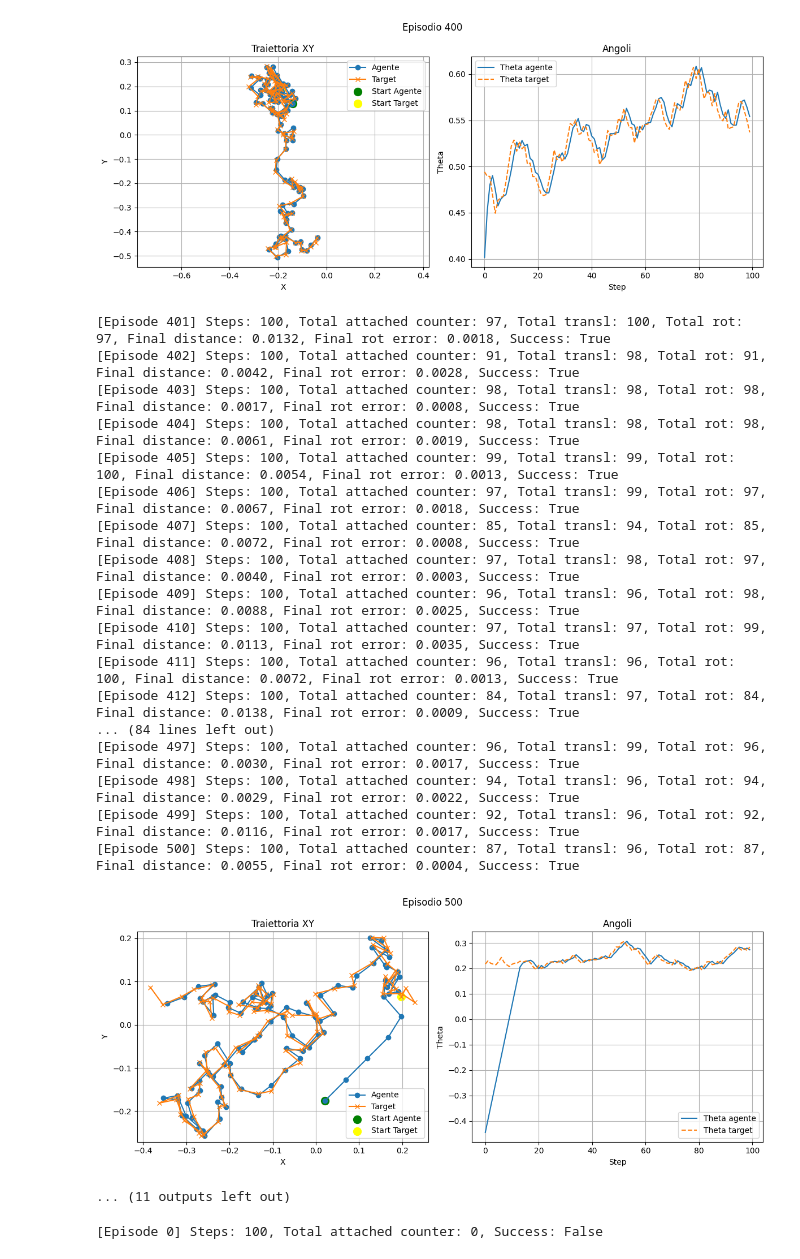
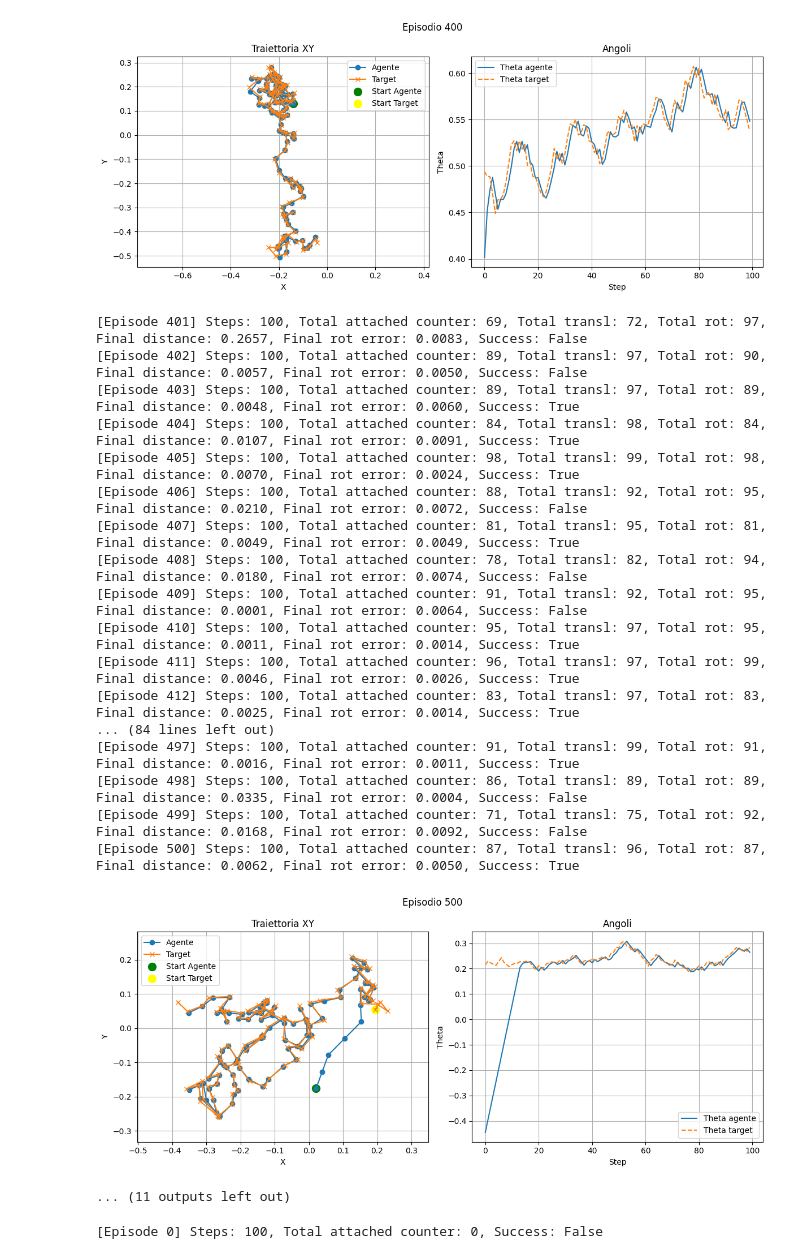
Before and after one commit to EdoardoZappia/RL_IL_AR_for_surgery, a Jupyter notebook: test.ipynb, the cells around one changed output. Saved outputs shown, nothing was run; the diff lists cells and outputs as text; code cells hidden in the pictures.

```diff
--- a/test.ipynb
+++ b/test.ipynb
@@ -44,6 +44,10 @@ def test_dual_agents(agent_transl, agent_rot, env=None, num_episodes=1001, toler
         state, _ = env.reset()
         state = torch.tensor(state, dtype=torch.float32)
 
+        state = state.clone()
+        state[3:5] += torch.normal(mean=0.0, std=0.005, size=(2,), device=state.device)
+        state[5:] += torch.normal(mean=0.0, std=0.001, size=(1,), device=state.device)
+
         done = False
         step = 0
         trajectory = []
@@ -75,6 +79,10 @@ def test_dual_agents(agent_transl, agent_rot, env=None, num_episodes=1001, toler
 
             next_state, _, done, truncated, _, _ = env.step(action)
             next_state = torch.tensor(next_state, dtype=torch.float32)
+
+            next_state = next_state.clone()
+            next_state[3:5] += torch.normal(mean=0.0, std=0.005, size=(2,), device=next_state.device)
+            next_state[5:] += torch.normal(mean=0.0, std=0.001, size=(1,), device=next_state.device)
 
             dist_transl = torch.norm(next_state[:2] - state[3:5])
             dist_rot = torch.abs(next_state[2] - state[5])
@@ -152,8 +160,8 @@ def plot_trajectory(trajectory, target_traj, theta_traj, theta_target_traj, epis
 
 # --- MAIN ---
 if __name__ == "__main__":
-    ckpt_transl = "/Users/edoardozappia/Documents/GitHub/RL_IL_AR_for_surgery/Traslazioni-dinamiche/No-noise/ddpg_run_dyn20250416_200754/checkpoint_ep2950.pth"
-    ckpt_rot = "/Users/edoardozappia/Documents/GitHub/RL_IL_AR_for_surgery/Rotazioni-dinamiche/No-noise/ddpg_mov_0.02_20250509_165055/checkpoint_ep901.pth"
+    ckpt_transl = "/Users/edoardozappia/Documents/GitHub/RL_IL_AR_for_surgery/Traslazioni-dinamiche/Noisy/ddpg_run_dyn_mov_0.05_noisy_target_0.00520250504_150841/checkpoint_ep3639.pth"
+    ckpt_rot = "/Users/edoardozappia/Documents/GitHub/RL_IL_AR_for_surgery/Rotazioni-dinamiche/Noisy/ddpg_mov_0.02_std_0.001_20250509_171021/checkpoint_ep2114.pth"
     agent_transl, agent_rot = load_agents(ckpt_transl, ckpt_rot)
     test_dual_agents(agent_transl, agent_rot)
 # %% [output]
@@ -233,22 +241,22 @@ if __name__ == "__main__":
-[figure, old version]
+[figure, new version]
-[Episode 401] Steps: 100, Total attached counter: 97, Total transl: 100, Total rot: 97, Final distance: 0.0132, Final rot error: 0.0018, Success: True
-[Episode 402] Steps: 100, Total attached counter: 91, Total transl: 98, Total rot: 91, Final distance: 0.0042, Final rot error: 0.0028, Success: True
-[Episode 403] Steps: 100, Total attached counter: 98, Total transl: 98, Total rot: 98, Final distance: 0.0017, Final rot error: 0.0008, Success: True
-[Episode 404] Steps: 100, Total attached counter: 98, Total transl: 98, Total rot: 98, Final distance: 0.0061, Final rot error: 0.0019, Success: True
-[Episode 405] Steps: 100, Total attached counter: 99, Total transl: 99, Total rot: 100, Final distance: 0.0054, Final rot error: 0.0013, Success: True
-[Episode 406] Steps: 100, Total attached counter: 97, Total transl: 99, Total rot: 97, Final distance: 0.0067, Final rot error: 0.0018, Success: True
-[Episode 407] Steps: 100, Total attached counter: 85, Total transl: 94, Total rot: 85, Final distance: 0.0072, Final rot error: 0.0008, Success: True
-[Episode 408] Steps: 100, Total attached counter: 97, Total transl: 98, Total rot: 97, Final distance: 0.0040, Final rot error: 0.0003, Success: True
-[Episode 409] Steps: 100, Total attached counter: 96, Total transl: 96, Total rot: 98, Final distance: 0.0088, Final rot error: 0.0025, Success: True
-[Episode 410] Steps: 100, Total attached counter: 97, Total transl: 97, Total rot: 99, Final distance: 0.0113, Final rot error: 0.0035, Success: True
-[Episode 411] Steps: 100, Total attached counter: 96, Total transl: 96, Total rot: 100, Final distance: 0.0072, Final rot error: 0.0013, Success: True
-[Episode 412] Steps: 100, Total attached counter: 84, Total transl: 97, Total rot: 84, Final distance: 0.0138, Final rot error: 0.0009, Success: True
+[Episode 401] Steps: 100, Total attached counter: 69, Total transl: 72, Total rot: 97, Final distance: 0.2657, Final rot error: 0.0083, Success: False
+[Episode 402] Steps: 100, Total attached counter: 89, Total transl: 97, Total rot: 90, Final distance: 0.0057, Final rot error: 0.0050, Success: False
+[Episode 403] Steps: 100, Total attached counter: 89, Total transl: 97, Total rot: 89, Final distance: 0.0048, Final rot error: 0.0060, Success: True
+[Episode 404] Steps: 100, Total attached counter: 84, Total transl: 98, Total rot: 84, Final distance: 0.0107, Final rot error: 0.0091, Success: True
+[Episode 405] Steps: 100, Total attached counter: 98, Total transl: 99, Total rot: 98, Final distance: 0.0070, Final rot error: 0.0024, Success: True
+[Episode 406] Steps: 100, Total attached counter: 88, Total transl: 92, Total rot: 95, Final distance: 0.0210, Final rot error: 0.0072, Success: False
+[Episode 407] Steps: 100, Total attached counter: 81, Total transl: 95, Total rot: 81, Final distance: 0.0049, Final rot error: 0.0049, Success: True
+[Episode 408] Steps: 100, Total attached counter: 78, Total transl: 82, Total rot: 94, Final distance: 0.0180, Final rot error: 0.0074, Success: False
+[Episode 409] Steps: 100, Total attached counter: 91, Total transl: 92, Total rot: 95, Final distance: 0.0001, Final rot error: 0.0064, Success: False
+[Episode 410] Steps: 100, Total attached counter: 95, Total transl: 97, Total rot: 95, Final distance: 0.0011, Final rot error: 0.0014, Success: True
+[Episode 411] Steps: 100, Total attached counter: 96, Total transl: 97, Total rot: 99, Final distance: 0.0046, Final rot error: 0.0026, Success: True
+[Episode 412] Steps: 100, Total attached counter: 83, Total transl: 97, Total rot: 83, Final distance: 0.0025, Final rot error: 0.0014, Success: True
 ... (84 lines left out)
-[Episode 497] Steps: 100, Total attached counter: 96, Total transl: 99, Total rot: 96, Final distance: 0.0030, Final rot error: 0.0017, Success: True
-[Episode 498] Steps: 100, Total attached counter: 94, Total transl: 96, Total rot: 94, Final distance: 0.0029, Final rot error: 0.0022, Success: True
-[Episode 499] Steps: 100, Total attached counter: 92, Total transl: 96, Total rot: 92, Final distance: 0.0116, Final rot error: 0.0017, Success: True
-[Episode 500] Steps: 100, Total attached counter: 87, Total transl: 96, Total rot: 87, Final distance: 0.0055, Final rot error: 0.0004, Success: True
+[Episode 497] Steps: 100, Total attached counter: 91, Total transl: 99, Total rot: 91, Final distance: 0.0016, Final rot error: 0.0011, Success: True
+[Episode 498] Steps: 100, Total attached counter: 86, Total transl: 89, Total rot: 89, Final distance: 0.0335, Final rot error: 0.0004, Success: False
+[Episode 499] Steps: 100, Total attached counter: 71, Total transl: 75, Total rot: 92, Final distance: 0.0168, Final rot error: 0.0092, Success: False
+[Episode 500] Steps: 100, Total attached counter: 87, Total transl: 96, Total rot: 87, Final distance: 0.0062, Final rot error: 0.0050, Success: True
-[figure, old version]
+[figure, new version]
 ... (11 outputs left out)
 # %%
 import os
```
Also changed, not shown: parts of 1 cell of this notebook, 7 other files.
